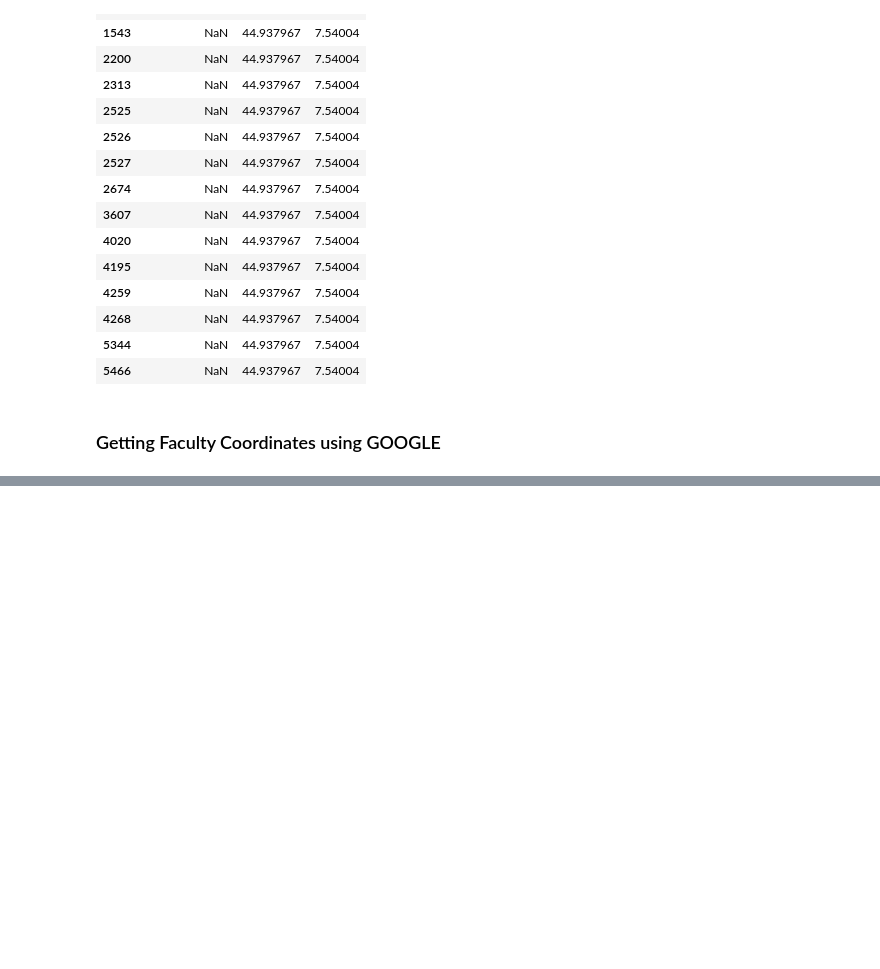
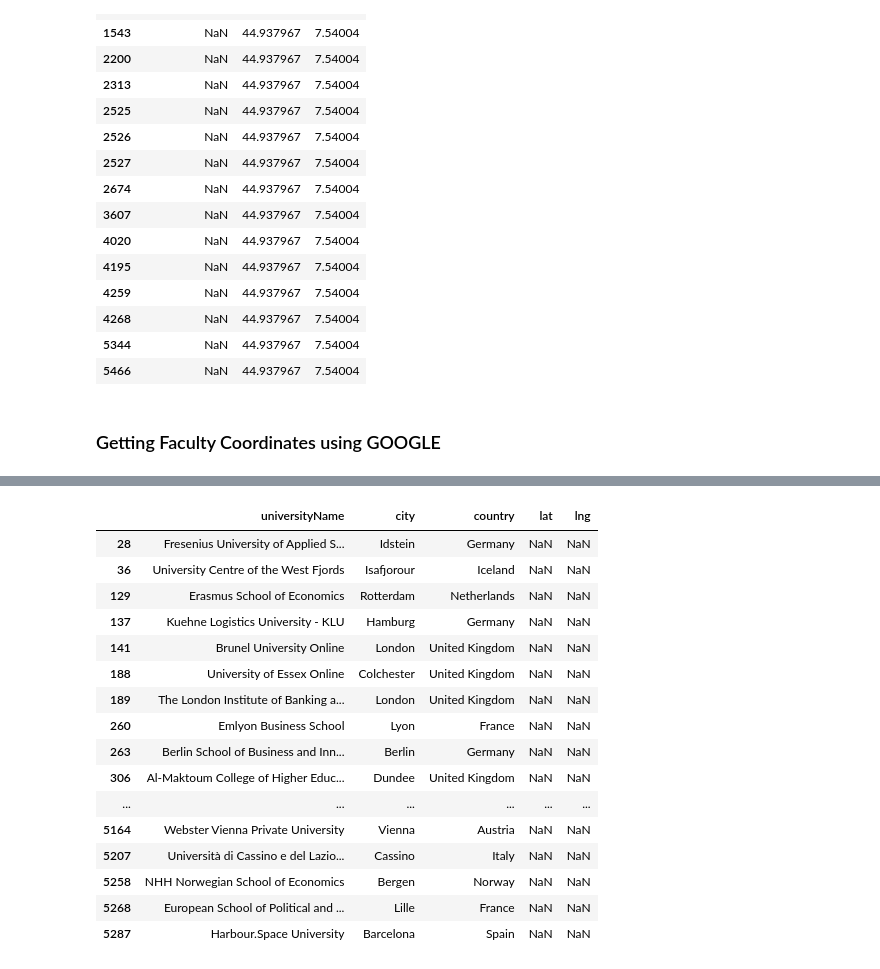
Before and after one commit to Reeb00/HW3_group1, a Jupyter notebook: RQ4.ipynb, the cells around one changed output, grey strips where cells are left out. Saved outputs shown, nothing was run; the diff lists cells and outputs as text; code cells hidden in the pictures; blank space fills up the shorter version.

```diff
--- a/RQ4.ipynb
+++ b/RQ4.ipynb
@@ -744,0 +749,3 @@ filtered_df
+# %%
+uni_coords_df = pd.read_csv("uni_coords.csv")
+uni_coords_df
@@ -744,0 +823,3 @@ filtered_df
+# %%
+master_df = pd.read_csv("masters_dataset.csv", usecols=['country','city','universityName'])
+master_df
@@ -744,0 +840,3 @@ filtered_df
+# %%
+masters_with_coords1 = pd.merge(left=master_df, right=uni_coords_df, how="left", left_on="universityName", right_on="universityName")
+masters_with_coords1
@@ -744,0 +857,23 @@ filtered_df
+# %%
+missing_coords = masters_with_coords1[masters_with_coords1.isnull().any(axis=1)].drop_duplicates()
+missing_coords['universityName'].to_csv("missing_coordinates2.csv", index=False)
+# %%
+missing_coords
+# %% [output]
+|  | universityName | city | country | lat | lng |
+| 28 | Fresenius University of Applied S... | Idstein | Germany | NaN | NaN |
+| 36 | University Centre of the West Fjords | Isafjorour | Iceland | NaN | NaN |
+| 129 | Erasmus School of Economics | Rotterdam | Netherlands | NaN | NaN |
+| 137 | Kuehne Logistics University - KLU | Hamburg | Germany | NaN | NaN |
+| 141 | Brunel University Online | London | United Kingdom | NaN | NaN |
+| 188 | University of Essex Online | Colchester | United Kingdom | NaN | NaN |
+| 189 | The London Institute of Banking a... | London | United Kingdom | NaN | NaN |
+| 260 | Emlyon Business School | Lyon | France | NaN | NaN |
+| 263 | Berlin School of Business and Inn... | Berlin | Germany | NaN | NaN |
+| 306 | Al-Maktoum College of Higher Educ... | Dundee | United Kingdom | NaN | NaN |
+| ... | ... | ... | ... | ... | ... |
+| 5164 | Webster Vienna Private University | Vienna | Austria | NaN | NaN |
+| 5207 | Università di Cassino e del Lazio... | Cassino | Italy | NaN | NaN |
+| 5258 | NHH Norwegian School of Economics | Bergen | Norway | NaN | NaN |
+| 5268 | European School of Political and ... | Lille | France | NaN | NaN |
+| 5287 | Harbour.Space University | Barcelona | Spain | NaN | NaN |
```
Also changed, not shown: parts of 23 cells of this notebook.
